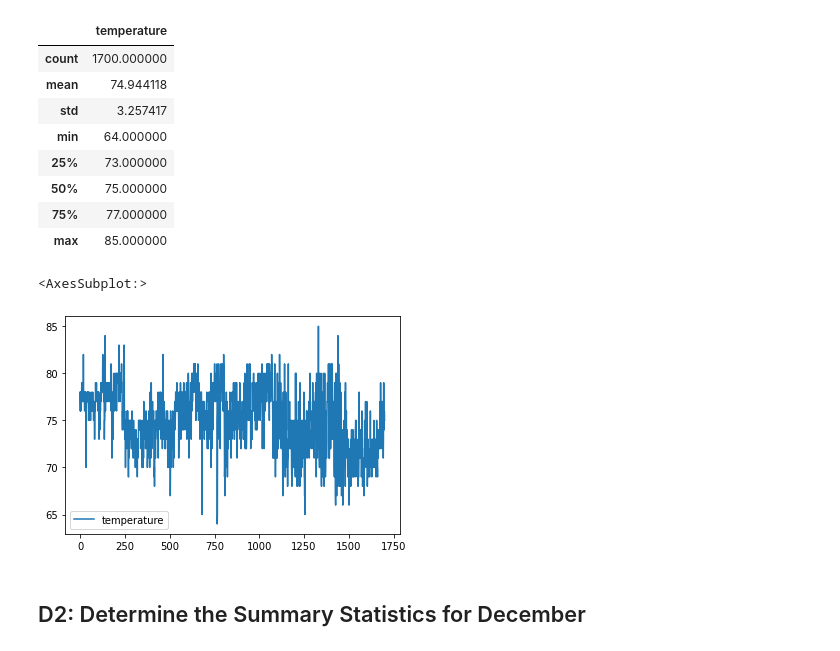
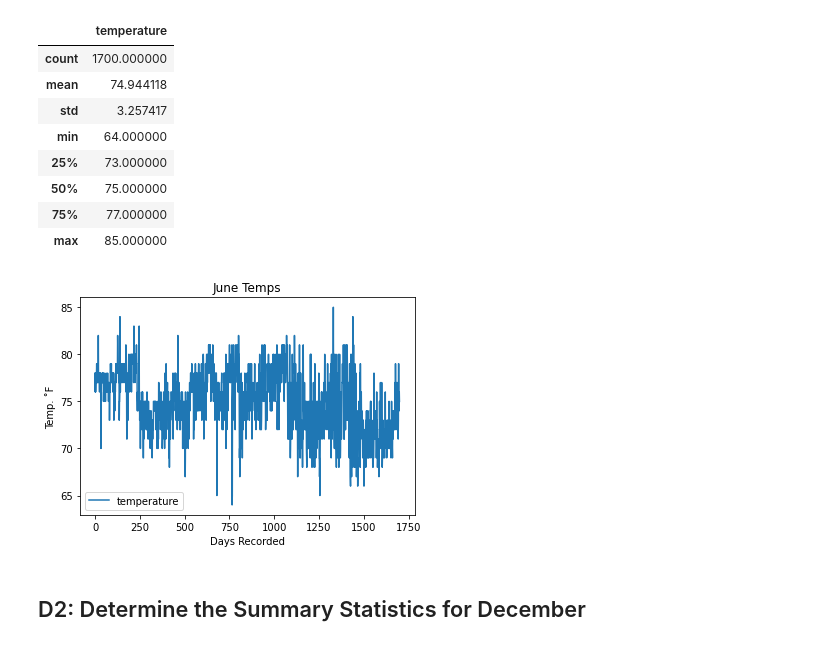
Before and after one commit to darren1192g/srufs_up, a Jupyter notebook: SurfsUp_Challenge.ipynb, the cells around one changed output. Drawn from its saved outputs; the diff is of its cells as text; code cells hidden in the pictures.

```diff
--- a/SurfsUp_Challenge.ipynb
+++ b/SurfsUp_Challenge.ipynb
@@ -101,11 +111,15 @@ jt.describe()
 | max | 85.000000 |
 # %%
 # 5. Return to your challenge instructions to compare your summary statistics
-# %%
-jt.plot()
-# %% [output]
-<AxesSubplot:>
-[figure, removed]
+# %%
+jtp = jt.plot()
+plt.xlabel('Days Recorded')
+plt.ylabel('Temp. ˚F')
+plt.title('June Temps')
+plt.savefig('june_temp.png')
+plt.show()
+# %% [output]
+[figure, added]
 # %% [markdown]
 ## D2: Determine the Summary Statistics for December
 # %%
```
Also changed, not shown: parts of 5 cells of this notebook.
